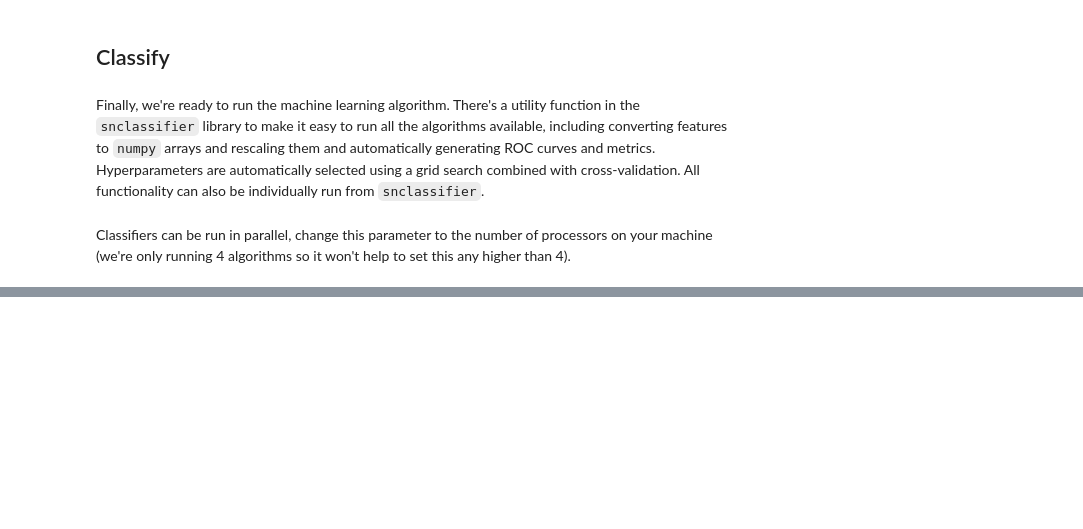
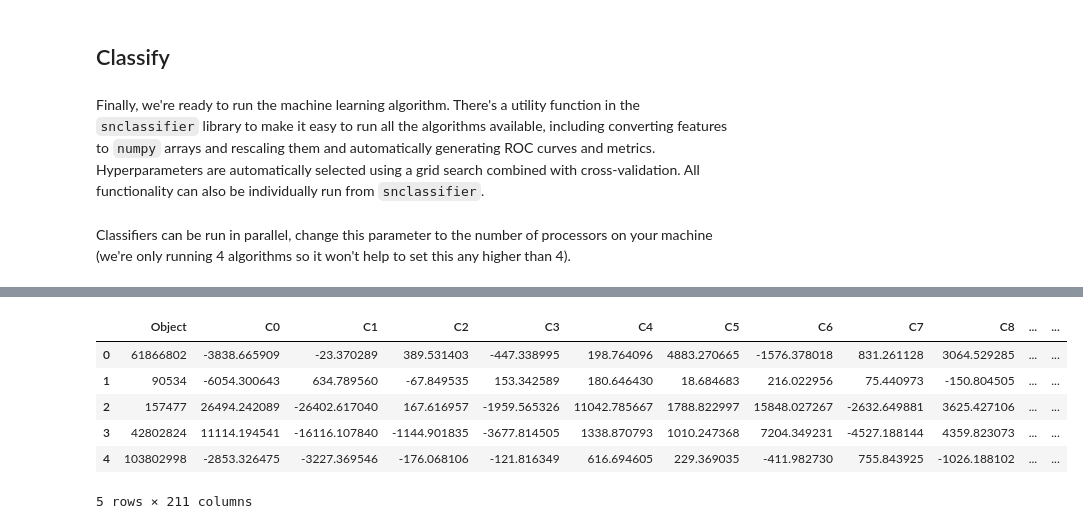
Before and after one commit to LSSTDESC/snmachine, a Jupyter notebook: examples/example_plasticc.ipynb, the cells around one changed output, grey strips where cells are left out. Drawn from its saved outputs; the diff is of its cells as text; code cells hidden in the pictures; blank space fills up the shorter version.

Commit message:
Updating plasticc notebook

```diff
--- a/examples/example_plasticc.ipynb
+++ b/examples/example_plasticc.ipynb
@@ -179,11 +186,13 @@ restart_from_wavefeats=True
 # %% [markdown]
 The wavelet feature extraction process is quite complicated, although it is fairly fast. Remember to save the PCA eigenvalues, vectors and mean for later reconstruction!
 # %%
-rt='/share/hypatia/snmachine_resources/data/plasticc/data_products/plasticc_training/without_seasongap_cutting/features/'
+#rt='/share/hypatia/snmachine_resources/data/plasticc/data_products/plasticc_training/without_seasongap_cutting/features/'
-# %%
-waveFeats=snfeatures.WaveletFeatures()
+# %%
+#waveFeats=snfeatures.WaveletFeatures()
+#waveFeats=snfeatures.WaveletFeatures()
+wavelet_feats=snfeatures.WaveletFeatures(wavelet='sym2', ngp=1100)
 # %%
-%%capture --no-stdout
+#%%capture --no-stdout
 if read_from_file:
     wave_features=Table.read('%s_wavelets.dat' %run_name, format='ascii')
     #Crucial for this format of id's
@@ -231,12 +240,22 @@ elif restart_from_wavefeats:
 
 
 else:
-    wave_features=waveFeats.extract_features(dat,nprocesses=nproc,output_root=out_int,save_output='all')
-    wave_features.write('%s_wavelets.dat' %run_name, format='ascii')
-    np.savetxt('%s_wavelets_PCA_vals.dat' %run_name,waveFeats.PCA_eigenvals)
-    np.savetxt('%s_wavelets_PCA_vec.dat' %run_name,waveFeats.PCA_eigenvectors)
-    np.savetxt('%s_wavelets_PCA_mean.dat' %run_name,waveFeats.PCA_mean)
+#     wave_features=waveFeats.extract_features(dat,nprocesses=nproc,output_root=out_int,save_output='all')
+#     wave_features.write('%s_wavelets.dat' %run_name, format='ascii')
+#     np.savetxt('%s_wavelets_PCA_vals.dat' %run_name,waveFeats.PCA_eigenvals)
+#     np.savetxt('%s_wavelets_PCA_vec.dat' %run_name,waveFeats.PCA_eigenvectors)
+#     np.savetxt('%s_wavelets_PCA_mean.dat' %run_name,waveFeats.PCA_mean)
 
-    PCA_vals=waveFeats.PCA_eigenvals
-    PCA_vec=waveFeats.PCA_eigenvectors
-    PCA_mean=waveFeats.PCA_mean
+#     PCA_vals=waveFeats.PCA_eigenvals
+#     PCA_vec=waveFeats.PCA_eigenvectors
+#     PCA_mean=waveFeats.PCA_mean
+
+    wavelet_features=wavelet_feats.extract_features(dat,nprocesses=nproc,output_root=out_int,save_output='all', xmax=1100)
+    wavelet_features.write('%s_wavelets.dat' %run_name, format='ascii')
+    np.savetxt('%s_wavelets_PCA_vals.dat' %run_name,wavelet_feats.PCA_eigenvals)
+    np.savetxt('%s_wavelets_PCA_vec.dat' %run_name,wavelet_feats.PCA_eigenvectors)
+    np.savetxt('%s_wavelets_PCA_mean.dat' %run_name,wavelet_feats.PCA_mean)
+
+    vals=wavelet_feats.PCA_eigenvals
+    vec=wavelet_feats.PCA_eigenvectors
+    means=wavelet_feats.PCA_mean
@@ -351,0 +448,10 @@ ax.set_aspect('equal')
+# %%
+wavelet_features.to_pandas().head()
+# %% [output]
+|  | Object | C0 | C1 | C2 | C3 | C4 | C5 | C6 | C7 | C8 | ... | ... |
+| 0 | 61866802 | -3838.665909 | -23.370289 | 389.531403 | -447.338995 | 198.764096 | 4883.270665 | -1576.378018 | 831.261128 | 3064.529285 | ... | ... |
+| 1 | 90534 | -6054.300643 | 634.789560 | -67.849535 | 153.342589 | 180.646430 | 18.684683 | 216.022956 | 75.440973 | -150.804505 | ... | ... |
+| 2 | 157477 | 26494.242089 | -26402.617040 | 167.616957 | -1959.565326 | 11042.785667 | 1788.822997 | 15848.027267 | -2632.649881 | 3625.427106 | ... | ... |
+| 3 | 42802824 | 11114.194541 | -16116.107840 | -1144.901835 | -3677.814505 | 1338.870793 | 1010.247368 | 7204.349231 | -4527.188144 | 4359.823073 | ... | ... |
+| 4 | 103802998 | -2853.326475 | -3227.369546 | -176.068106 | -121.816349 | 616.694605 | 229.369035 | -411.982730 | 755.843925 | -1026.188102 | ... | ... |
+5 rows × 211 columns
```
Also changed, not shown: parts of 33 cells of this notebook, 1 other file.
